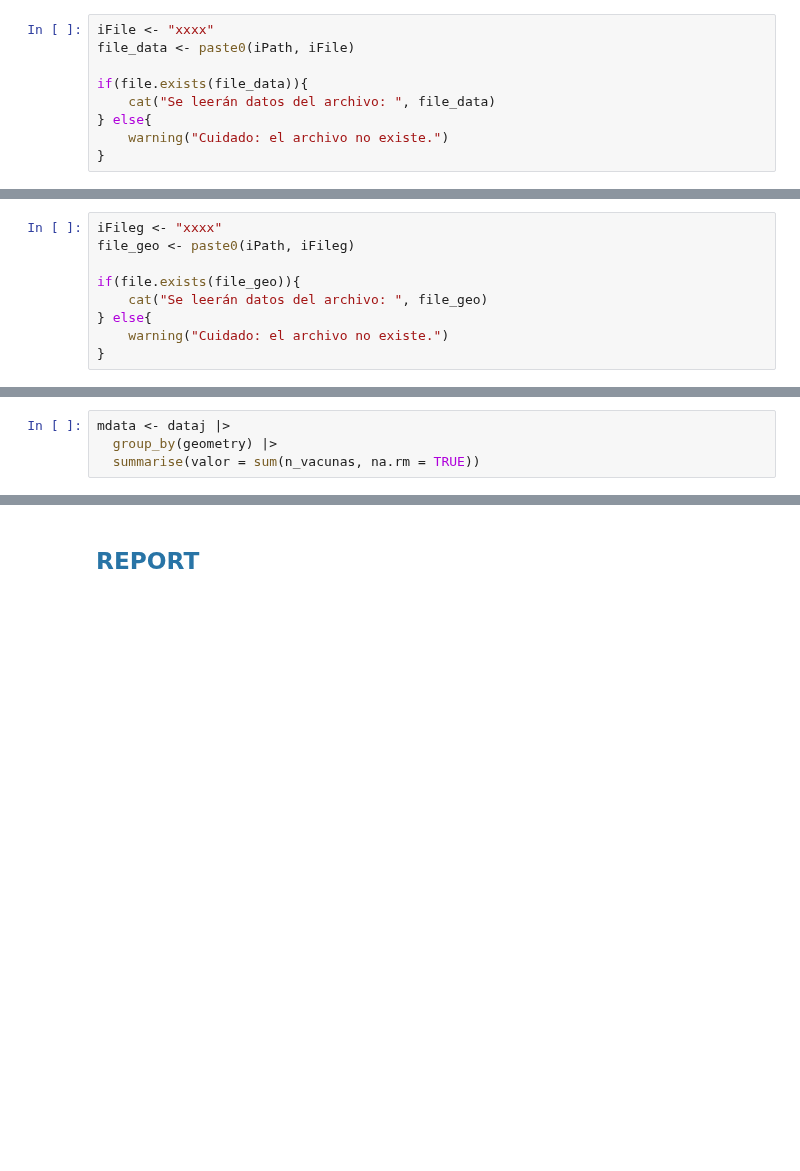
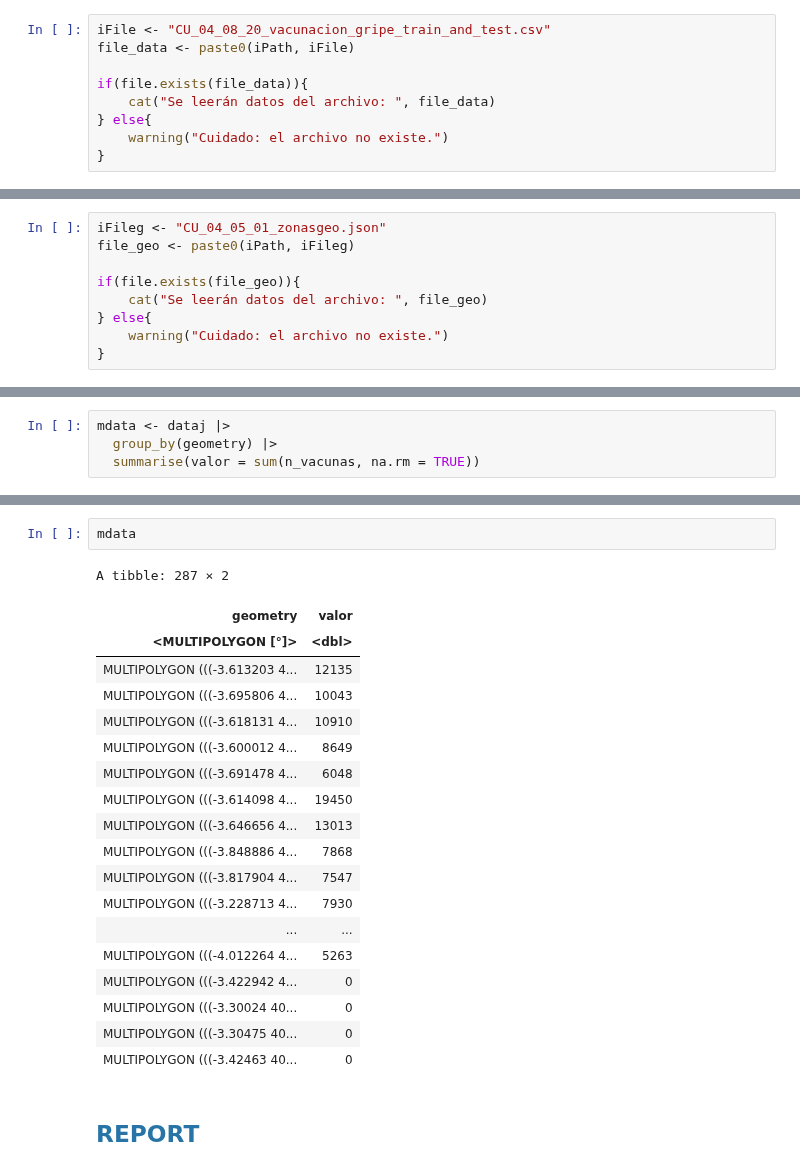
Before and after one commit to URJCDSLab/CitizenLab-Research-and-Development, a Jupyter notebook: casos_urjc/notebooks/dominios_II_y_III/04_vacunas/13. -Data Visualization_04_19_vacunacion_completo_v_01.ipynb, the cells around one changed output, grey strips where cells are left out. Drawn from its saved outputs; the diff is of its cells as text; blank space fills up the shorter version.

```diff
--- a/casos_urjc/notebooks/dominios_II_y_III/04_vacunas/13. -Data Visualization_04_19_vacunacion_completo_v_01.ipynb
+++ b/casos_urjc/notebooks/dominios_II_y_III/04_vacunas/13. -Data Visualization_04_19_vacunacion_completo_v_01.ipynb
@@ -61,7 +67,7 @@ Data load using the {tcltk} package. Ucomment the line if using this option
 # %% [markdown]
 <font color='tomato'><b> OPCION B:</b> Especificar el nombre de archivo</font>
 # %%
-iFile <- "xxxx"
+iFile <- "CU_04_08_20_vacunacion_gripe_train_and_test.csv"
 file_data <- paste0(iPath, iFile)
 
 if(file.exists(file_data)){
@@ -86,7 +104,7 @@ Data load using the {tcltk} package. Ucomment the line if using this option
 # %% [markdown]
 <font color='tomato'><b> OPCION B:</b> Especificar el nombre de archivo</font>
 # %%
-iFileg <- "xxxx"
+iFileg <- "CU_04_05_01_zonasgeo.json"
 file_geo <- paste0(iPath, iFileg)
 
 if(file.exists(file_geo)){
@@ -154,3 +212,25 @@ mdata |>
+# %%
+mdata
+# %% [output]
+A tibble: 287 × 2
+| geometry | valor |
+| <MULTIPOLYGON [°]> | <dbl> |
+| MULTIPOLYGON (((-3.613203 4... | 12135 |
+| MULTIPOLYGON (((-3.695806 4... | 10043 |
+| MULTIPOLYGON (((-3.618131 4... | 10910 |
+| MULTIPOLYGON (((-3.600012 4... | 8649 |
+| MULTIPOLYGON (((-3.691478 4... | 6048 |
+| MULTIPOLYGON (((-3.614098 4... | 19450 |
+| MULTIPOLYGON (((-3.646656 4... | 13013 |
+| MULTIPOLYGON (((-3.848886 4... | 7868 |
+| MULTIPOLYGON (((-3.817904 4... | 7547 |
+| MULTIPOLYGON (((-3.228713 4... | 7930 |
+| ... | ... |
+| MULTIPOLYGON (((-4.012264 4... | 5263 |
+| MULTIPOLYGON (((-3.422942 4... | 0 |
+| MULTIPOLYGON (((-3.30024 40... | 0 |
+| MULTIPOLYGON (((-3.30475 40... | 0 |
+| MULTIPOLYGON (((-3.42463 40... | 0 |
 # %% [markdown]
 ## <font color='#2874a6'>REPORT</font>
 # %% [markdown]
```
Also changed, not shown: parts of 10 cells of this notebook.
